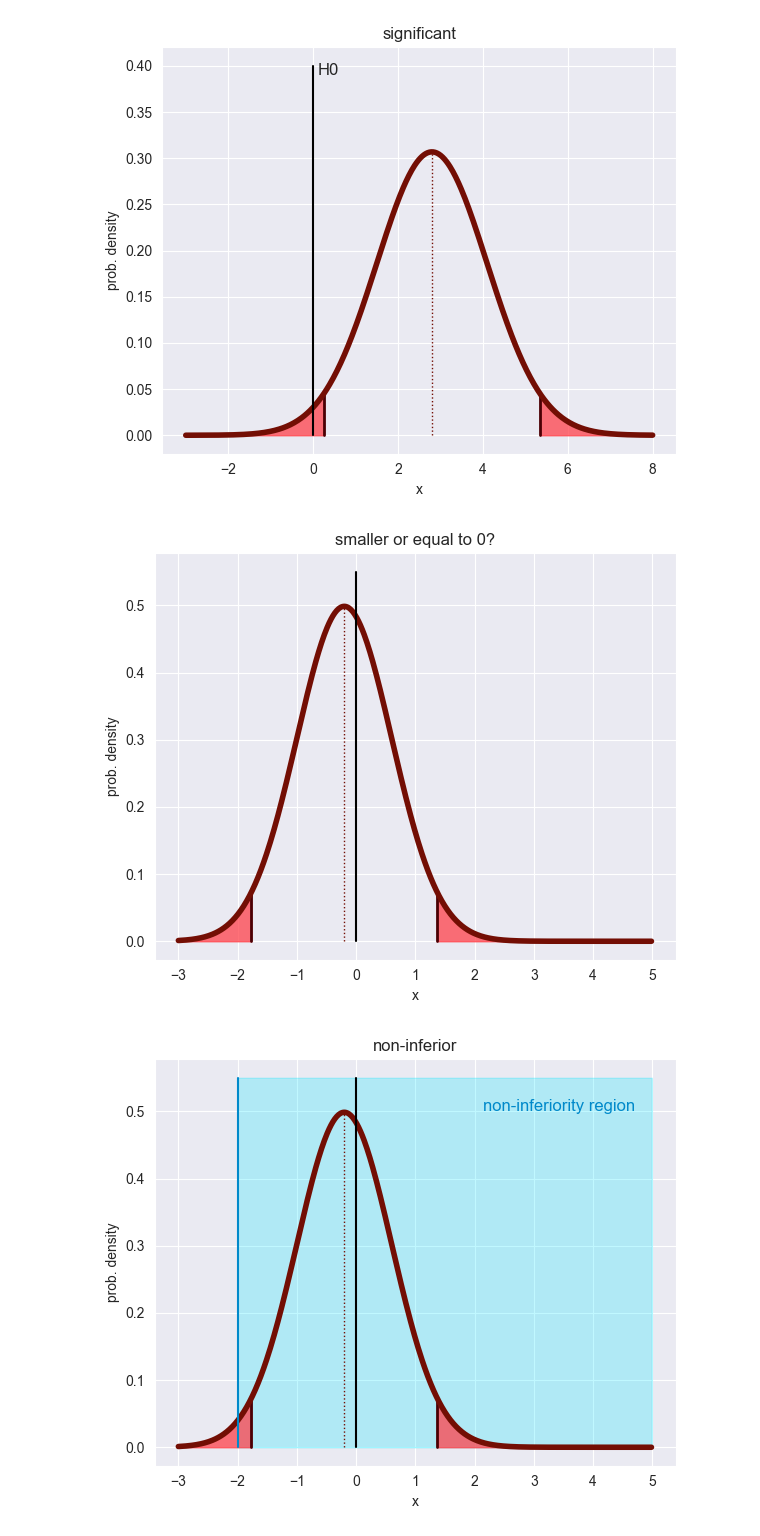
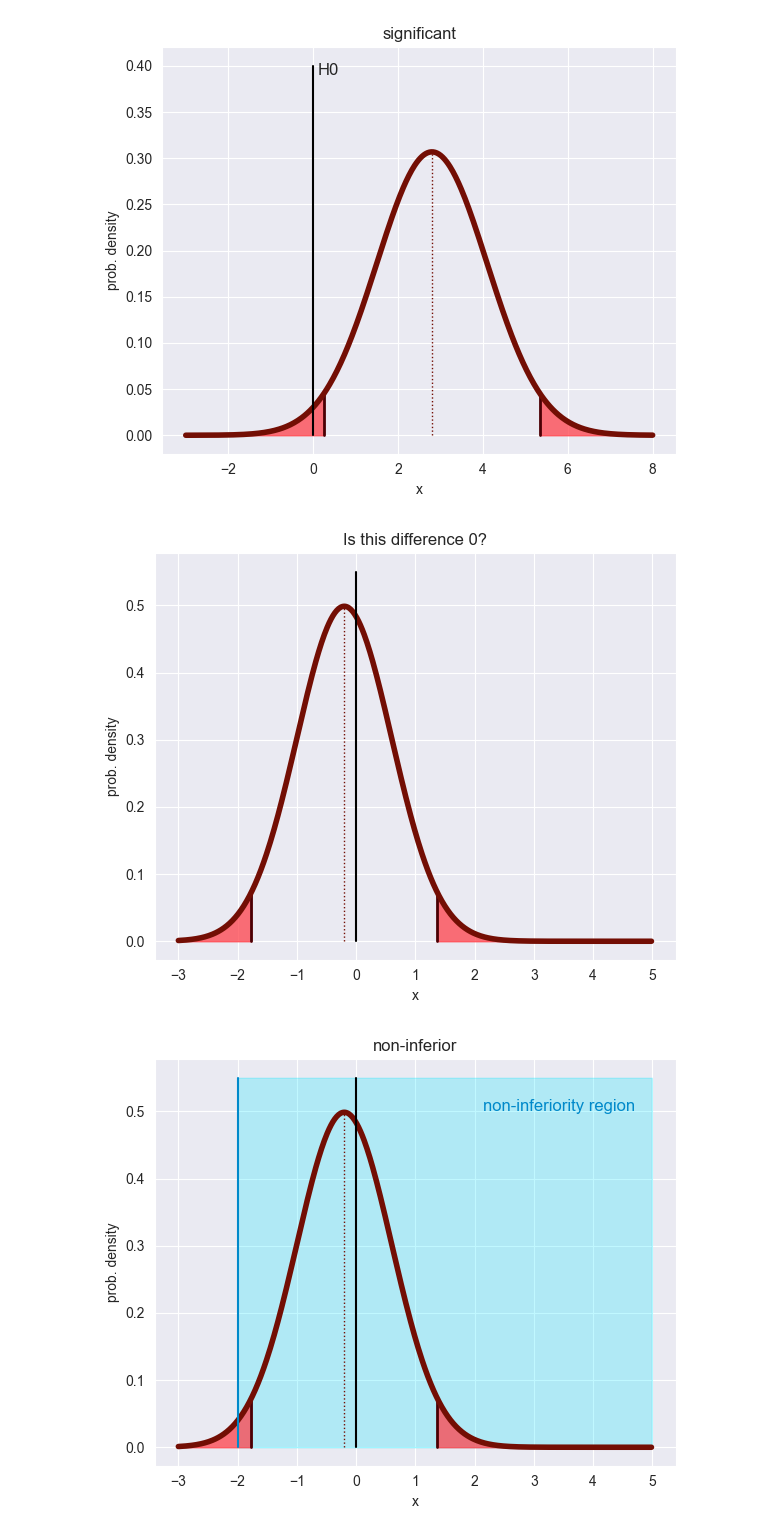
Before and after one commit to TimWiesner99/trust-medical-AI, a Jupyter notebook: plots/example_plots.ipynb, the cells around one changed output. Cells and saved outputs as stored; diff of their text form; code cells hidden in the pictures.

Commit message:
Changed plot title.

```diff
--- a/plots/example_plots.ipynb
+++ b/plots/example_plots.ipynb
@@ -74,7 +74,7 @@ for config in nhst_configs:
 # %%
 # Non-inferiority plots - individual figures for presentation alignment
 noninf_configs = [
-    {'mean': -0.2, 'std': 0.8, 'title': 'smaller or equal to 0?', 'filename': 'examples/non-inf_part1.png', 'show_region': False},
+    {'mean': -0.2, 'std': 0.8, 'title': 'Is this difference 0?', 'filename': 'examples/non-inf_part1.png', 'show_region': False},
     {'mean': -0.2, 'std': 0.8, 'title': 'non-inferior', 'filename': 'examples/non-inf_part2.png', 'show_region': True},
     {'mean':  0.1, 'std': 1.3, 'title': 'inconclusive', 'filename': 'examples/non-inf_part3.png', 'show_region': True},
 ]
@@ -83,33 +83,33 @@ FROM, TO = -3, 5
 height = 0.55
 margin = -2
 
 for config in noninf_configs:
     fig, ax = plt.subplots(figsize=(6, 5))
 
     # non-inferiority region (if applicable)
     if config['show_region']:
         fill = np.arange(margin, TO, 0.01)
         ax.fill_between(fill, [height] * len(fill), color='#06e7ff', alpha=0.25)
 
     nhst(ax, config['mean'], config['std'], FROM, TO, title=config['title'])
 
     # vertical line at H0
     ax.plot(*vline(0, height), c='k')
 
     # margin line and label (if showing region)
     if config['show_region']:
         ax.plot(*vline(margin, height), c='#0089ca')
         ax.text(TO - 0.3, height - 0.05, 'non-inferiority region',
                 fontsize=12,
                 color='#0089ca',
                 horizontalalignment='right')
 
     ax.set_ylabel('prob. density')
 
     plt.tight_layout()
     plt.savefig(config['filename'], transparent=False, dpi=300)
     plt.show()
 # %% [output]
-[figure, old version]
+[figure, new version]
 [figure]
 [figure]
```
